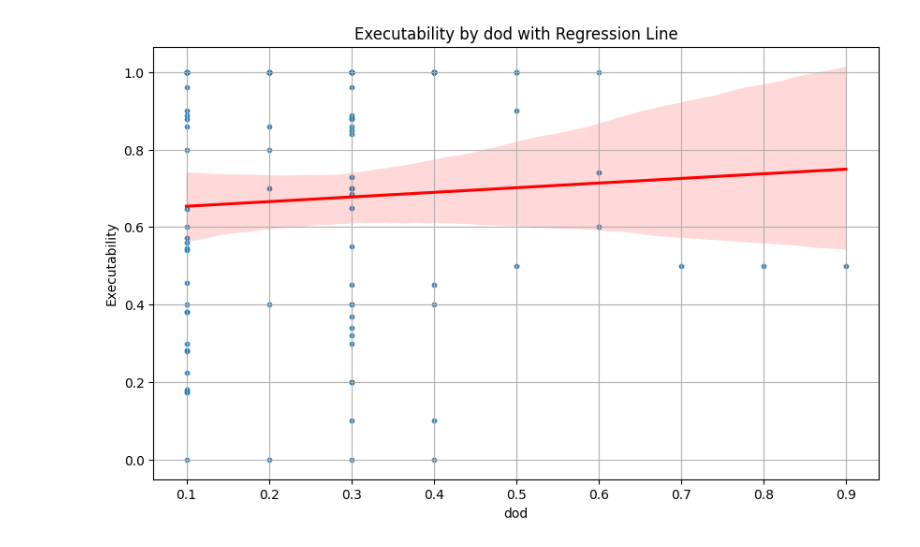
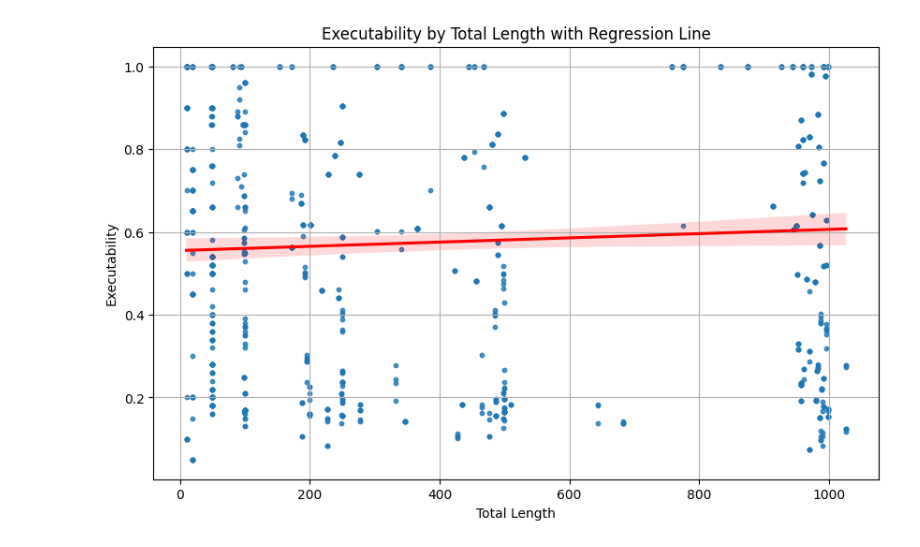
Before and after one commit to utop1an/polocm, a Jupyter notebook: src/plot_plan.ipynb, the cells around one changed output. Cells and saved outputs as stored; diff of their text form; code cells hidden in the pictures.

Commit message:
fix: updated plots

```diff
--- a/src/plot_plan.ipynb
+++ b/src/plot_plan.ipynb
@@ -5,5 +7,0 @@ import seaborn as sns
-# %%
-file = '../experiments/experiment_0910_ctn/results.csv'
-data = pd.read_csv(file)
-runtime_data = data
-other_data = data[data['result'] == "Success"]
@@ -39,15 +147,15 @@ plt.show()
 # %%
 # Scatter plot with regression line
 plt.figure(figsize=(10, 6))
-sns.regplot(data=other_data, x='dod', y='executability', scatter_kws={'s': 10}, line_kws={"color": "red"})
+sns.regplot(data=data, x='total_length', y='executability', scatter_kws={'s': 10}, line_kws={"color": "red"})
 
 # Titles and labels
-plt.title('Executability by dod with Regression Line')
-plt.xlabel('dod')
+plt.title('Executability by Total Length with Regression Line')
+plt.xlabel('Total Length')
 plt.ylabel('Executability')
 
 
 plt.grid(True)
 plt.show()
 # %% [output]
-[figure, old version]
+[figure, new version]
```
Also changed, not shown: parts of 18 cells of this notebook.
